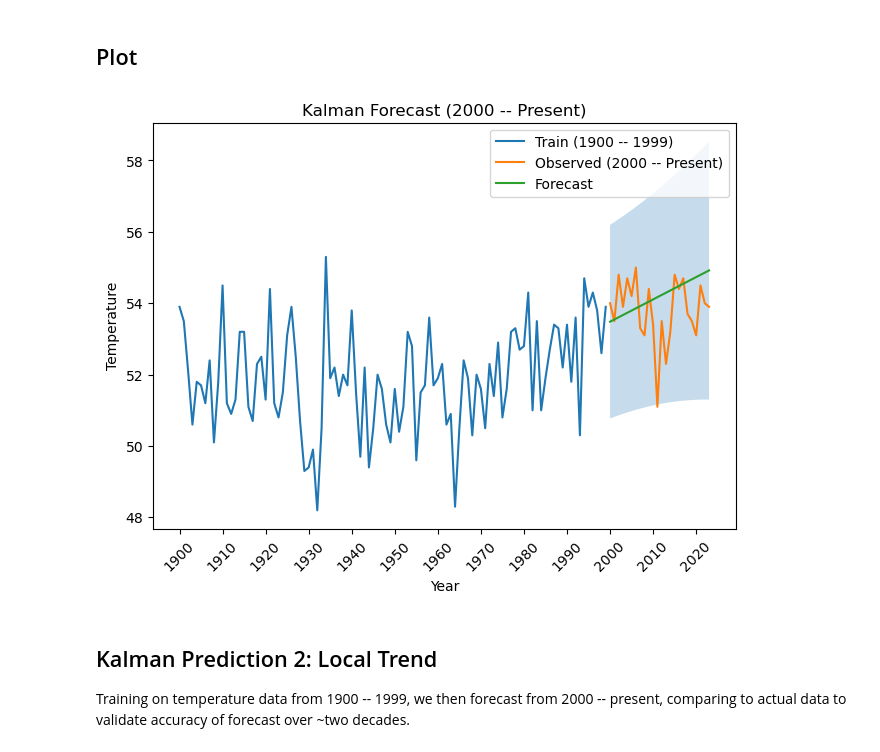
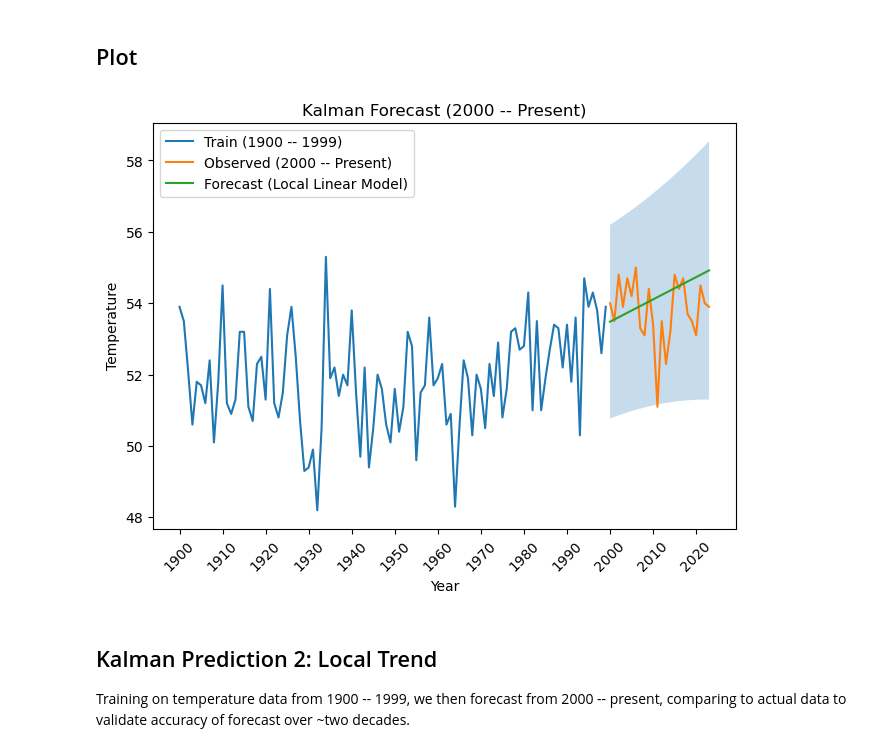
Before and after one commit to EthanPrimes/modeling_climate_change, a Jupyter notebook: Kalman_Filter_2.ipynb, the cells around one changed output. Cells and saved outputs as stored; diff of their text form; code cells hidden in the pictures.

Commit message:
Added Kalman Figures

```diff
--- a/Kalman_Filter_2.ipynb
+++ b/Kalman_Filter_2.ipynb
@@ -183,22 +183,22 @@ MAE:  0.8552032737899568.
 # %%
 plt.plot(train.index.year, train.values, label='Train (1900 -- 1999)')
 plt.plot(test.index.year, test.values, label='Observed (2000 -- Present)')
-plt.plot(prediction.index.year, prediction.values, label='Forecast')
+plt.plot(prediction.index.year, prediction.values, label='Forecast (Local Linear Model)')
 
 plt.fill_between(prediction.index.year, conf_int.iloc[:, 0], conf_int.iloc[:, 1], alpha=0.25)
 
 plt.title('Kalman Forecast (2000 -- Present)')
 plt.tight_layout()
 plt.xlabel('Year')
 plt.ylabel('Temperature')
 
 all_years = np.arange(train.index.year.min(), prediction.index.year.max() + 1, 10)
 plt.xticks(all_years, rotation=45)
-plt.legend()
+plt.legend(loc='upper left')
 
 plt.show()
 # %% [output]
-[figure, old version]
+[figure, new version]
 # %% [markdown]
 ## Kalman Prediction 2:  Local Trend
 
```
Also changed, not shown: 3 other files.
